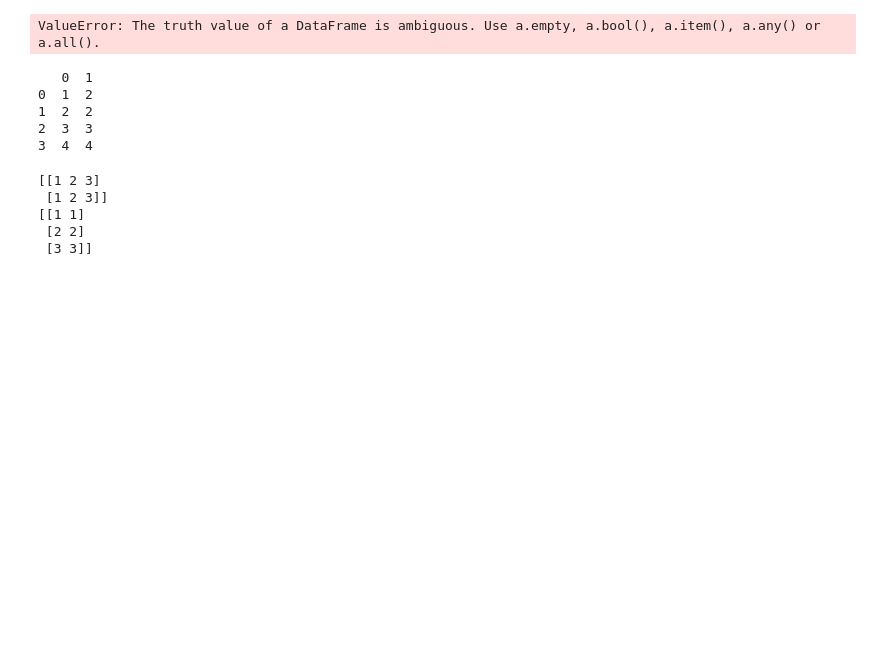
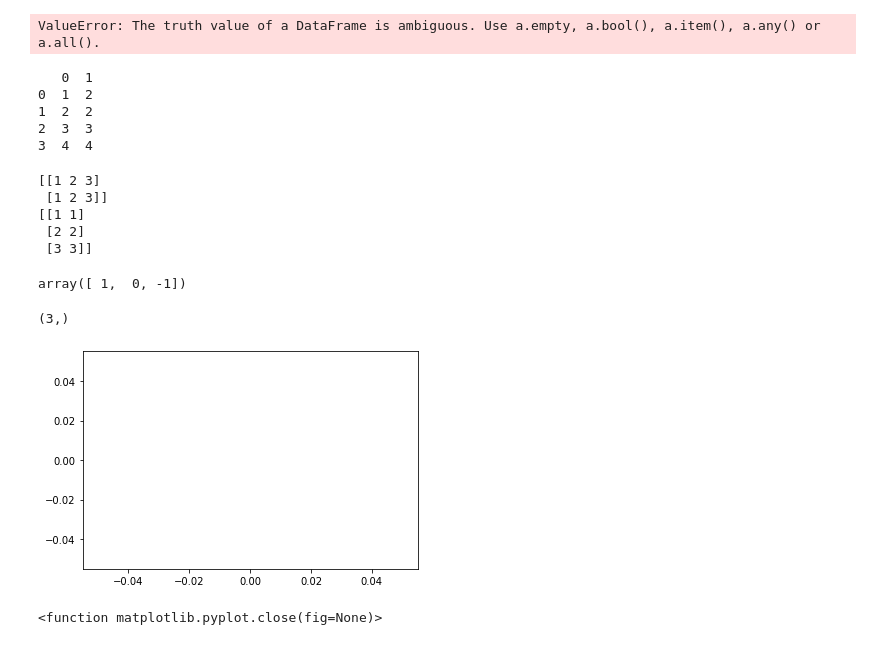
Before and after one commit to daniel620/Qunat-AlgorithmicTrading, a Jupyter notebook: src/test.ipynb, the cells around one changed output. Saved outputs shown, nothing was run; the diff lists cells and outputs as text; code cells hidden in the pictures; blank space fills up the shorter version.

```diff
--- a/src/test.ipynb
+++ b/src/test.ipynb
@@ -69,3 +69,8 @@ print(np.array([[1,2,3],[1,2,3]]).T)
 [[1 1]
  [2 2]
  [3 3]]
+# %%
+import numpy as np
+np.array([1,0,0]) + np.array([0,0,-1])
+# %% [output]
+array([ 1,  0, -1])
@@ -71,0 +80,12 @@ print(np.array([[1,2,3],[1,2,3]]).T)
+# %%
+df[0].values.shape
+# %% [output]
+(3,)
+# %%
+import matplotlib.pyplot as plt
+plt.plot()
+plt.pause(2)
+plt.close
+# %% [output]
+[figure, added]
+<function matplotlib.pyplot.close(fig=None)>
```
Also changed, not shown: parts of 1 cell of this notebook, 15 other files.
